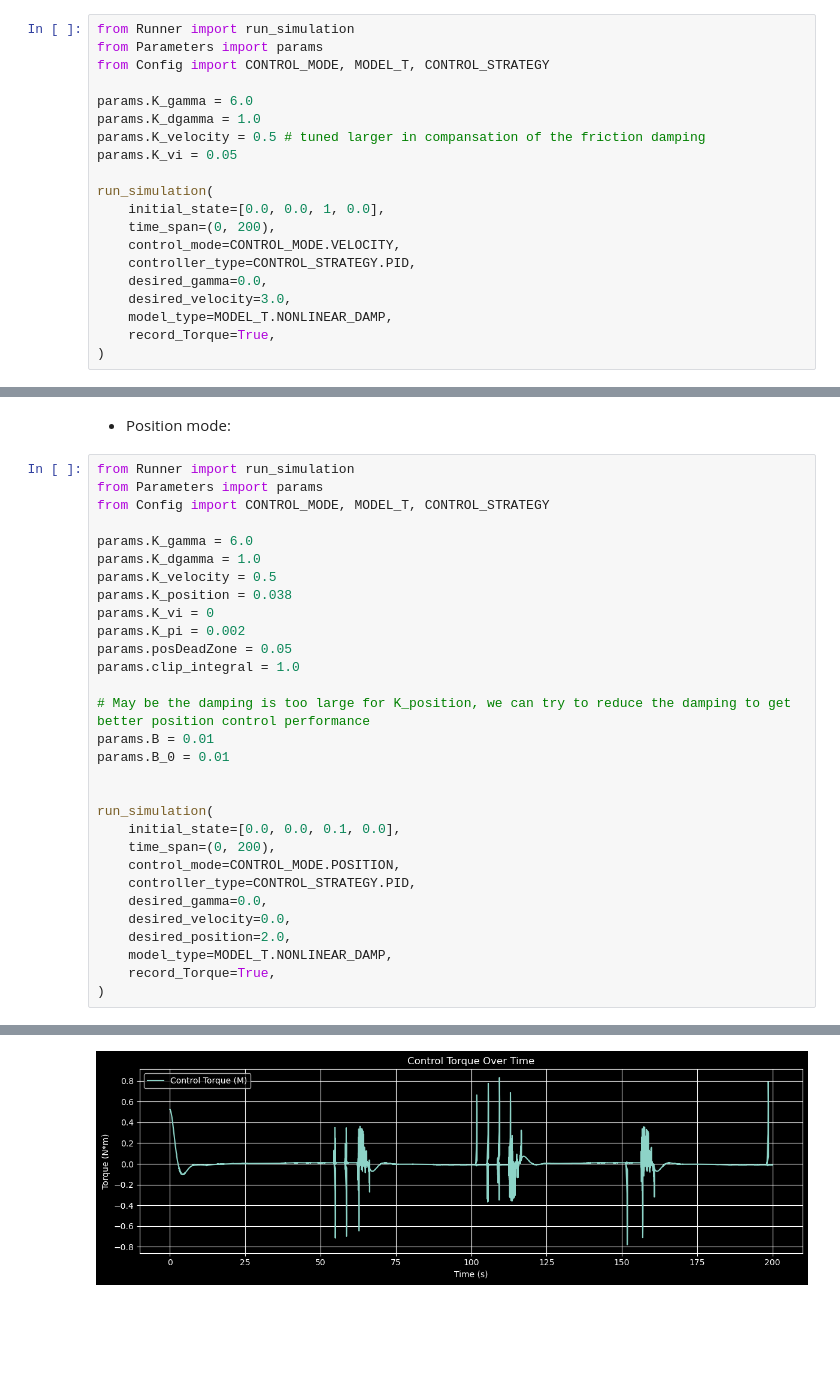
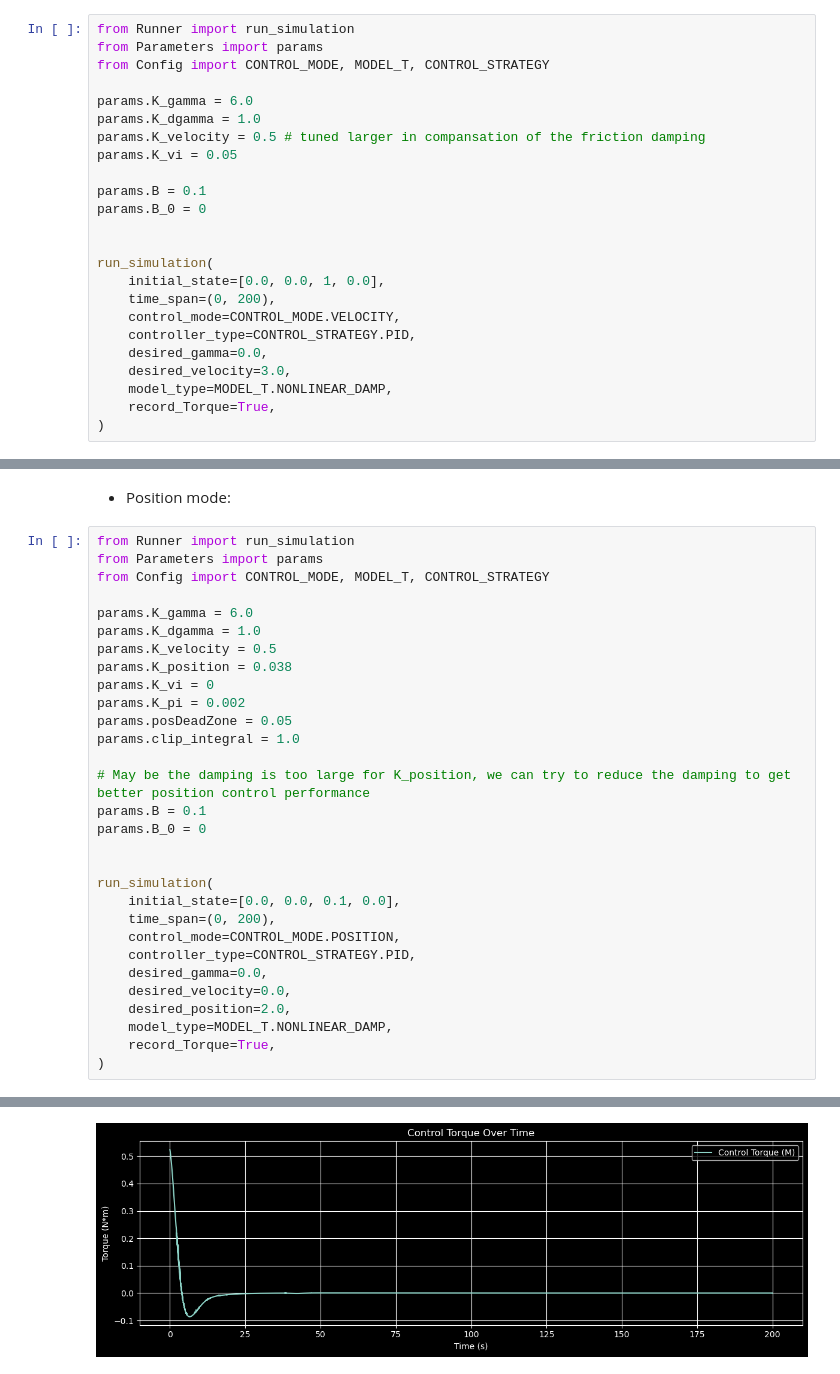
Before and after one commit to gaoshenghan1130/Matlab_Simu4Unicycle, a Jupyter notebook: Derivation/Segway/Segway_motorDamping.ipynb, the cells around one changed output, grey strips where cells are left out. Cells and saved outputs as stored; diff of their text form; blank space fills up the shorter version.

```diff
--- a/Derivation/Segway/Segway_motorDamping.ipynb
+++ b/Derivation/Segway/Segway_motorDamping.ipynb
@@ -146,6 +146,10 @@ params.K_gamma = 6.0
 params.K_dgamma = 1.0
 params.K_velocity = 0.5 # tuned larger in compansation of the friction damping
 params.K_vi = 0.05
+
+params.B = 0.1
+params.B_0 = 0
+
 
 run_simulation(
     initial_state=[0.0, 0.0, 1, 0.0],
@@ -177,8 +181,8 @@ params.posDeadZone = 0.05
 params.clip_integral = 1.0
 
 # May be the damping is too large for K_position, we can try to reduce the damping to get better position control performance
-params.B = 0.01
-params.B_0 = 0.01
+params.B = 0.1
+params.B_0 = 0
 
 
 run_simulation(
@@ -197 +201 @@ run_simulation(
-[figure, old version]
+[figure, new version]
```
Also changed, not shown: parts of 3 cells of this notebook, 3 other files.
